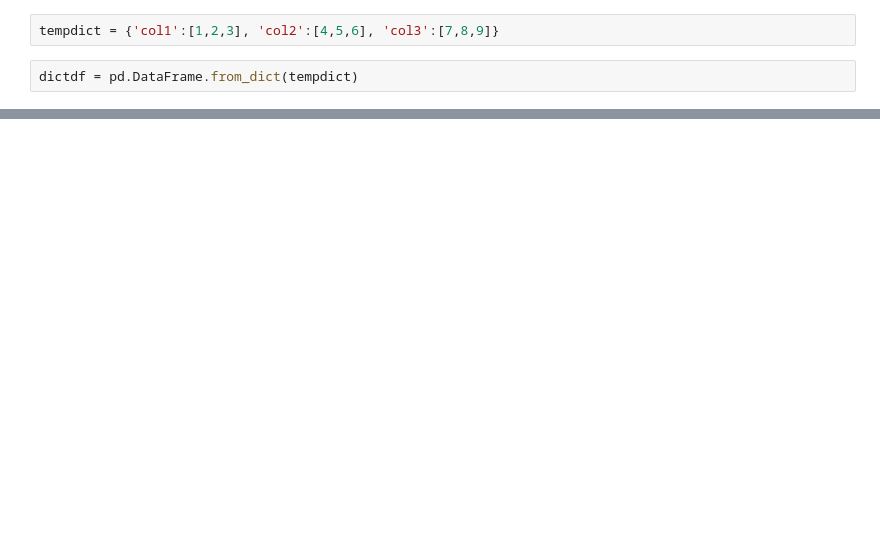
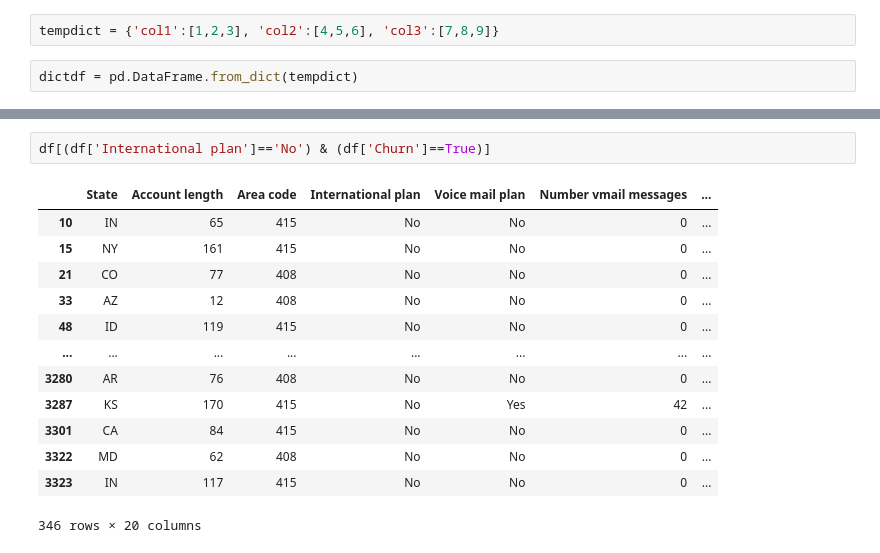
Before and after one commit to josilee/M01-Collaboration, a Jupyter notebook: Pandas.ipynb, the cells around one changed output, grey strips where cells are left out. Drawn from its saved outputs; the diff is of its cells as text; blank space fills up the shorter version.

```diff
--- a/Pandas.ipynb
+++ b/Pandas.ipynb
@@ -26,0 +167,16 @@ df.
+# %%
+df[(df['International plan']=='No') & (df['Churn']==True)]
+# %% [output]
+|  | State | Account length | Area code | International plan | Voice mail plan | Number vmail messages | ... |
+| 10 | IN | 65 | 415 | No | No | 0 | ... |
+| 15 | NY | 161 | 415 | No | No | 0 | ... |
+| 21 | CO | 77 | 408 | No | No | 0 | ... |
+| 33 | AZ | 12 | 408 | No | No | 0 | ... |
+| 48 | ID | 119 | 415 | No | No | 0 | ... |
+| ... | ... | ... | ... | ... | ... | ... | ... |
+| 3280 | AR | 76 | 408 | No | No | 0 | ... |
+| 3287 | KS | 170 | 415 | No | Yes | 42 | ... |
+| 3301 | CA | 84 | 415 | No | No | 0 | ... |
+| 3322 | MD | 62 | 408 | No | No | 0 | ... |
+| 3323 | IN | 117 | 415 | No | No | 0 | ... |
+346 rows × 20 columns
```
Also changed, not shown: parts of 20 cells of this notebook.
